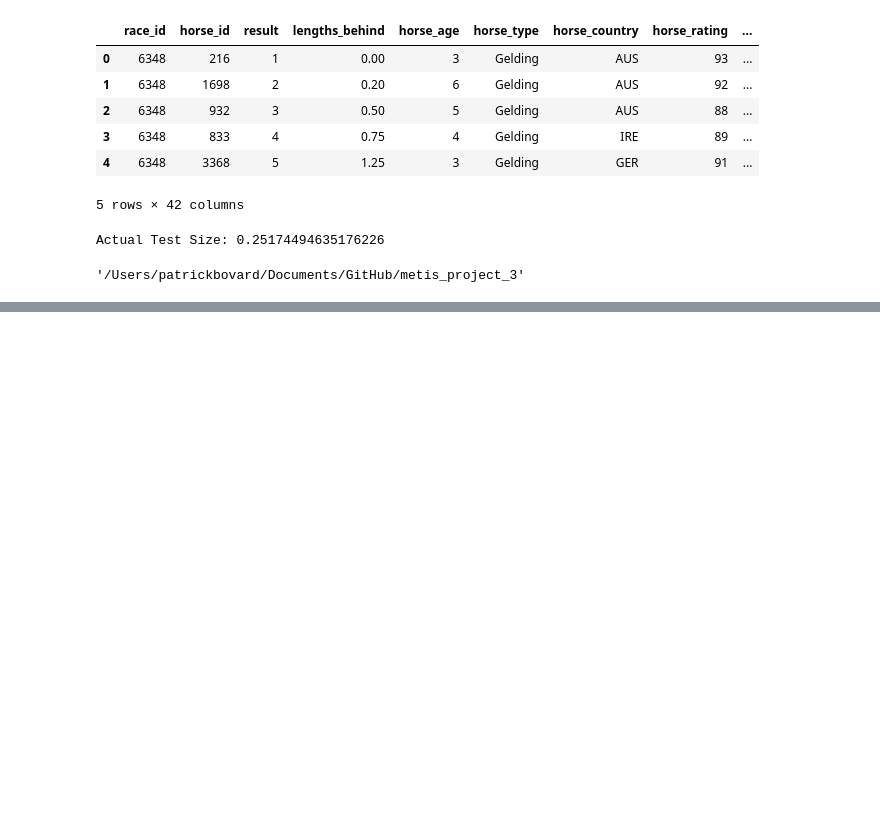
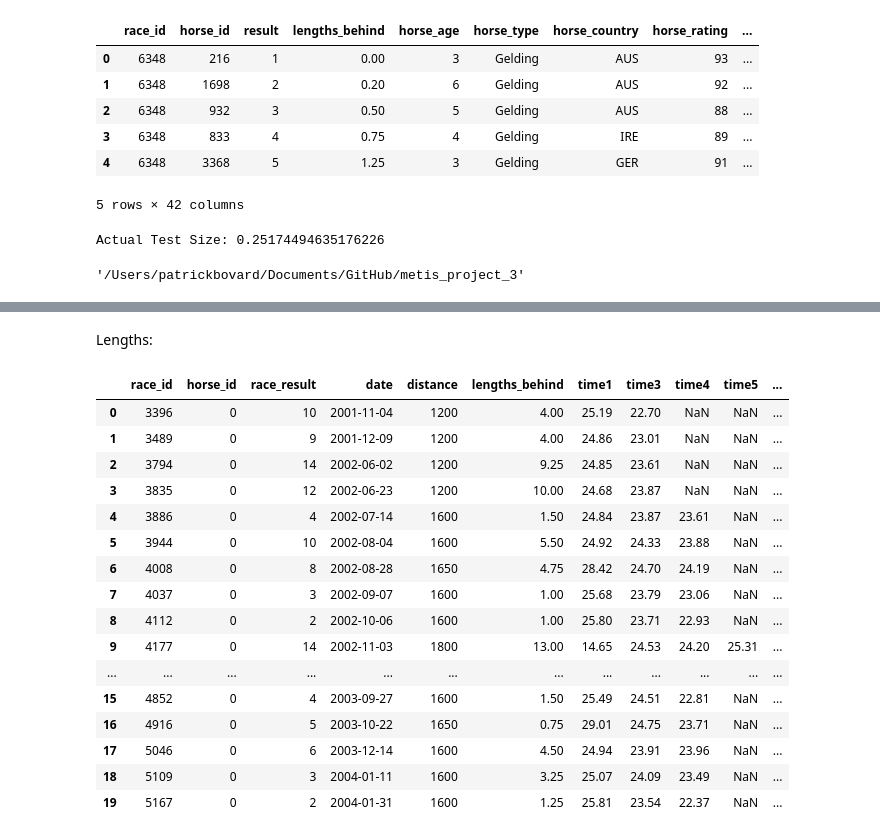
Before and after one commit to pbovard63/Predicting_Hong_Kong_Horse_Racing_Finishes, a Jupyter notebook: feature_engineering_sql.ipynb, the cells around one changed output, grey strips where cells are left out. Cells and saved outputs as stored; diff of their text form; code cells hidden in the pictures; blank space fills up the shorter version.

```diff
--- a/feature_engineering_sql.ipynb
+++ b/feature_engineering_sql.ipynb
@@ -1960,0 +2197,44 @@ training_horses_7.to_pickle("./Data/training_horses_7.pkl")
+# %% [markdown]
+Lengths:
+# %%
+query = '''
+SELECT ru.race_id, ru.horse_id, ru.result as race_result, ra.date, ra.distance, ru.lengths_behind, ru.time1, ru.time3, ru.time4,ru.time5,
+avg(ru.behind_sec1) OVER
+(PARTITION BY ru.horse_id ORDER BY horse_id ASC, date ASC ROWS 3 PRECEDING EXCLUDE CURRENT ROW) AS Three_Race_Rolling_Average_Len_Diff_len1,
+avg(ru.behind_sec2) OVER
+(PARTITION BY ru.horse_id ORDER BY horse_id ASC, date ASC ROWS 3 PRECEDING EXCLUDE CURRENT ROW) AS Three_Race_Rolling_Average_Len_Diff_len2,
+avg(ru.behind_sec3) OVER
+(PARTITION BY ru.horse_id ORDER BY horse_id ASC, date ASC ROWS 3 PRECEDING EXCLUDE CURRENT ROW) AS Three_Race_Rolling_Average_Len_Diff_len3,
+avg(ru.behind_sec4) OVER
+(PARTITION BY ru.horse_id ORDER BY horse_id ASC, date ASC ROWS 3 PRECEDING EXCLUDE CURRENT ROW) AS Three_Race_Rolling_Average_Len_Diff_len4,
+avg(ru.behind_sec5) OVER
+(PARTITION BY ru.horse_id ORDER BY horse_id ASC, date ASC ROWS 3 PRECEDING EXCLUDE CURRENT ROW) AS Three_Race_Rolling_Average_Len_Diff_len5,
+avg(ru.behind_sec6) OVER
+(PARTITION BY ru.horse_id ORDER BY horse_id ASC, date ASC ROWS 3 PRECEDING EXCLUDE CURRENT ROW) AS Three_Race_Rolling_Average_Len_Diff_len6
+FROM runs_table as ru
+LEFT JOIN races_table as ra
+    ON ru.race_id = ra.race_id
+LIMIT 20
+;
+'''
+df = pd.read_sql(query, engine)
+
+df
+# %% [output]
+|  | race_id | horse_id | race_result | date | distance | lengths_behind | time1 | time3 | time4 | time5 | ... |
+| 0 | 3396 | 0 | 10 | 2001-11-04 | 1200 | 4.00 | 25.19 | 22.70 | NaN | NaN | ... |
+| 1 | 3489 | 0 | 9 | 2001-12-09 | 1200 | 4.00 | 24.86 | 23.01 | NaN | NaN | ... |
+| 2 | 3794 | 0 | 14 | 2002-06-02 | 1200 | 9.25 | 24.85 | 23.61 | NaN | NaN | ... |
+| 3 | 3835 | 0 | 12 | 2002-06-23 | 1200 | 10.00 | 24.68 | 23.87 | NaN | NaN | ... |
+| 4 | 3886 | 0 | 4 | 2002-07-14 | 1600 | 1.50 | 24.84 | 23.87 | 23.61 | NaN | ... |
+| 5 | 3944 | 0 | 10 | 2002-08-04 | 1600 | 5.50 | 24.92 | 24.33 | 23.88 | NaN | ... |
+| 6 | 4008 | 0 | 8 | 2002-08-28 | 1650 | 4.75 | 28.42 | 24.70 | 24.19 | NaN | ... |
+| 7 | 4037 | 0 | 3 | 2002-09-07 | 1600 | 1.00 | 25.68 | 23.79 | 23.06 | NaN | ... |
+| 8 | 4112 | 0 | 2 | 2002-10-06 | 1600 | 1.00 | 25.80 | 23.71 | 22.93 | NaN | ... |
+| 9 | 4177 | 0 | 14 | 2002-11-03 | 1800 | 13.00 | 14.65 | 24.53 | 24.20 | 25.31 | ... |
+| ... | ... | ... | ... | ... | ... | ... | ... | ... | ... | ... | ... |
+| 15 | 4852 | 0 | 4 | 2003-09-27 | 1600 | 1.50 | 25.49 | 24.51 | 22.81 | NaN | ... |
+| 16 | 4916 | 0 | 5 | 2003-10-22 | 1650 | 0.75 | 29.01 | 24.75 | 23.71 | NaN | ... |
+| 17 | 5046 | 0 | 6 | 2003-12-14 | 1600 | 4.50 | 24.94 | 23.91 | 23.96 | NaN | ... |
+| 18 | 5109 | 0 | 3 | 2004-01-11 | 1600 | 3.25 | 25.07 | 24.09 | 23.49 | NaN | ... |
+| 19 | 5167 | 0 | 2 | 2004-01-31 | 1600 | 1.25 | 25.81 | 23.54 | 22.37 | NaN | ... |
```
Also changed, not shown: parts of 70 cells of this notebook, 4 other files.
